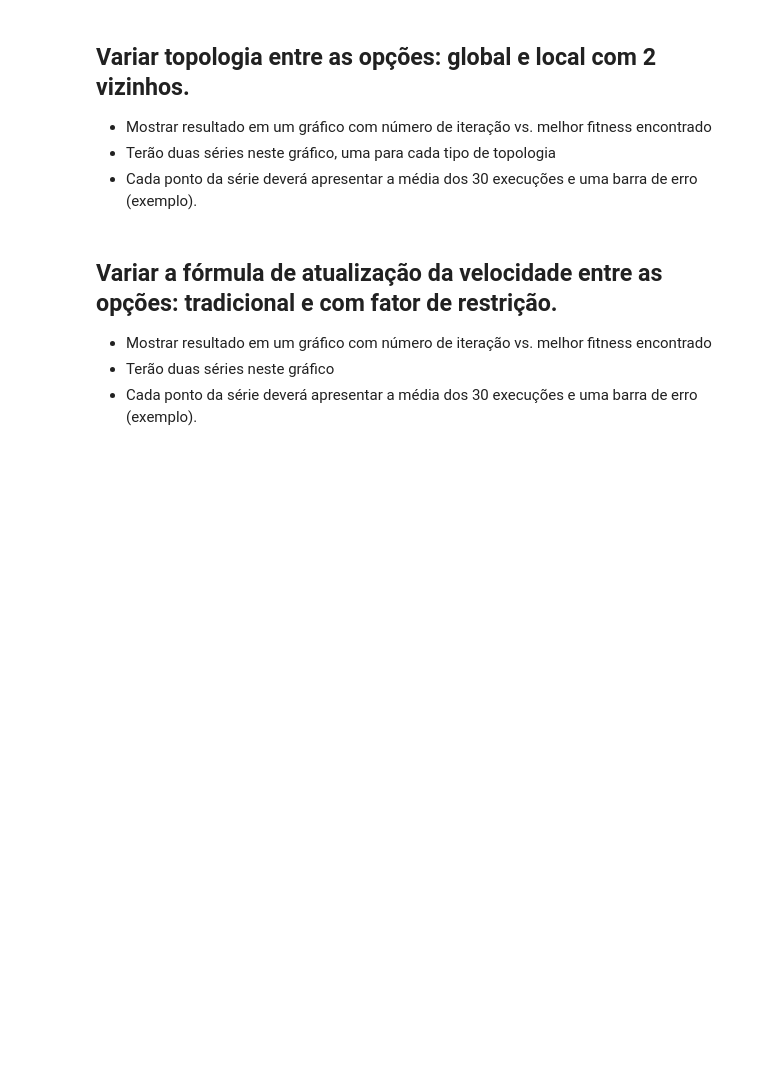
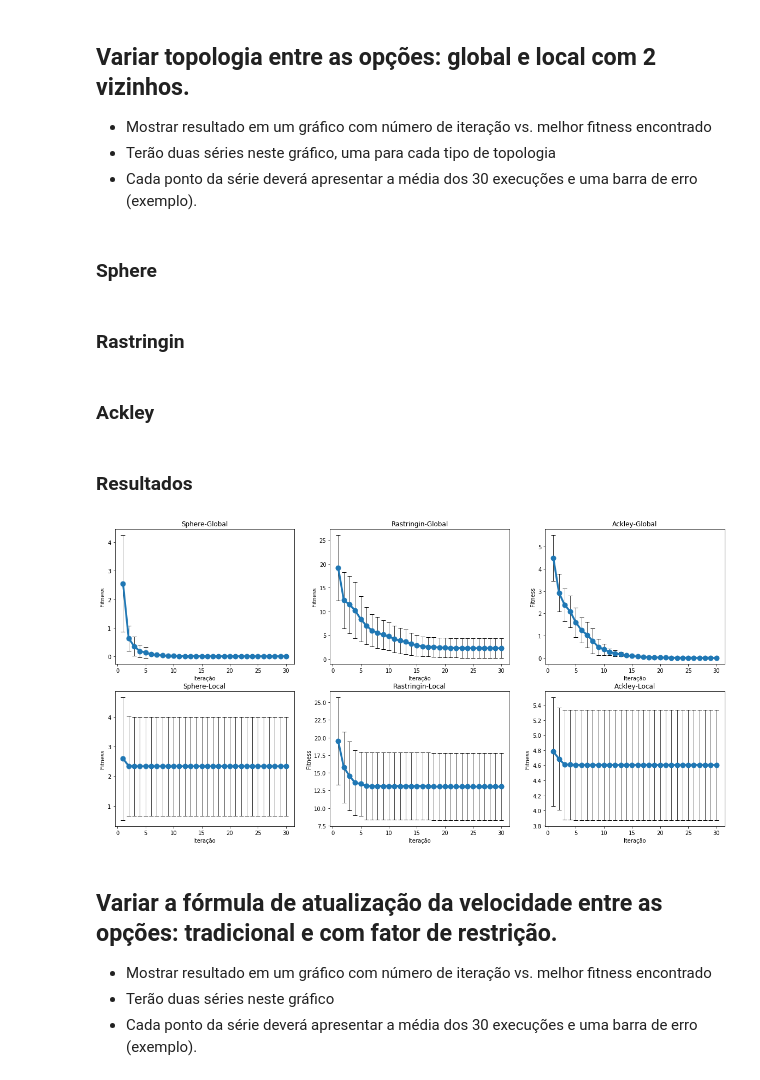
Before and after one commit to anthonyjatoba/bioinspired-optimization, a Jupyter notebook: PSO.ipynb, the cells around one changed output. Saved outputs shown, nothing was run; the diff lists cells and outputs as text; code cells hidden in the pictures; blank space fills up the shorter version.

Commit message:
Utilização da topologia local e implementação dos gráficos necessários, algum bug ainda ocorrendo nos cálculos envolvendo a topologia local

```diff
--- a/PSO.ipynb
+++ b/PSO.ipynb
@@ -112,3 +114,8 @@ plt.show()
 encontrado
 * Terão duas séries neste gráfico, uma para cada tipo de topologia
 * Cada ponto da série deverá apresentar a média dos 30 execuções e uma barra de erro (exemplo).
+# %%
+num_iter=30
+num_exec=30
+# %% [markdown]
+### Sphere
@@ -114,0 +161,2 @@ encontrado
+# %% [markdown]
+### Rastringin
@@ -114,0 +202,2 @@ encontrado
+# %% [markdown]
+### Ackley
@@ -115,3 +243,49 @@ encontrado
+# %% [markdown]
+### Resultados
+# %%
+x = np.arange(1, num_iter+1, 1)
+
+plt.figure(figsize=(20, 10))
+
+plt.subplot(2, 3, 1)
+plt.errorbar(x, np.array(sphere_iter_mean_g), np.array(sphere_iter_std_g), ms=9, lw=3.5, marker="o", capsize=4, ecolor="black", elinewidth=0.7)
+plt.title('Sphere-Global')
+plt.ylabel("Fitness")
+plt.xlabel("Iteração")
+
+plt.subplot(2, 3, 2)
+plt.errorbar(x, np.array(rastringin_iter_mean_g), np.array(rastringin_iter_std_g), ms=9, lw=3.5, marker="o", capsize=4, ecolor="black", elinewidth=0.7)
+plt.title('Rastringin-Global')
+plt.ylabel("Fitness")
+plt.xlabel("Iteração")
+
+plt.subplot(2, 3, 3)
+plt.errorbar(x, np.array(ackley_iter_mean_g), np.array(ackley_iter_std_g), ms=9, lw=3.5, marker="o", capsize=4, ecolor="black", elinewidth=0.7)
+plt.title('Ackley-Global')
+plt.ylabel("Fitness")
+plt.xlabel("Iteração")
+
+plt.subplot(2, 3, 4)
+plt.errorbar(x, np.array(sphere_iter_mean_l), np.array(sphere_iter_std_l), ms=9, lw=3.5, marker="o", capsize=4, ecolor="black", elinewidth=0.7)
+plt.title('Sphere-Local')
+plt.ylabel("Fitness")
+plt.xlabel("Iteração")
+
+plt.subplot(2, 3, 5)
+plt.errorbar(x, np.array(rastringin_iter_mean_l), np.array(rastringin_iter_std_l), ms=9, lw=3.5, marker="o", capsize=4, ecolor="black", elinewidth=0.7)
+plt.title('Rastringin-Local')
+plt.ylabel("Fitness")
+plt.xlabel("Iteração")
+
+plt.subplot(2, 3, 6)
+plt.errorbar(x, np.array(ackley_iter_mean_l), np.array(ackley_iter_std_l), ms=9, lw=3.5, marker="o", capsize=4, ecolor="black", elinewidth=0.7)
+plt.title('Ackley-Local')
+plt.ylabel("Fitness")
+plt.xlabel("Iteração")
+
+plt.show()
+# %% [output]
+[figure, added]
 # %% [markdown]
 ## Variar a fórmula de atualização da velocidade entre as opções: tradicional e com fator de restrição.
 * Mostrar resultado em um gráfico com número de iteração vs. melhor fitness encontrado
```
Also changed, not shown: parts of 7 cells of this notebook, 1 other file.
